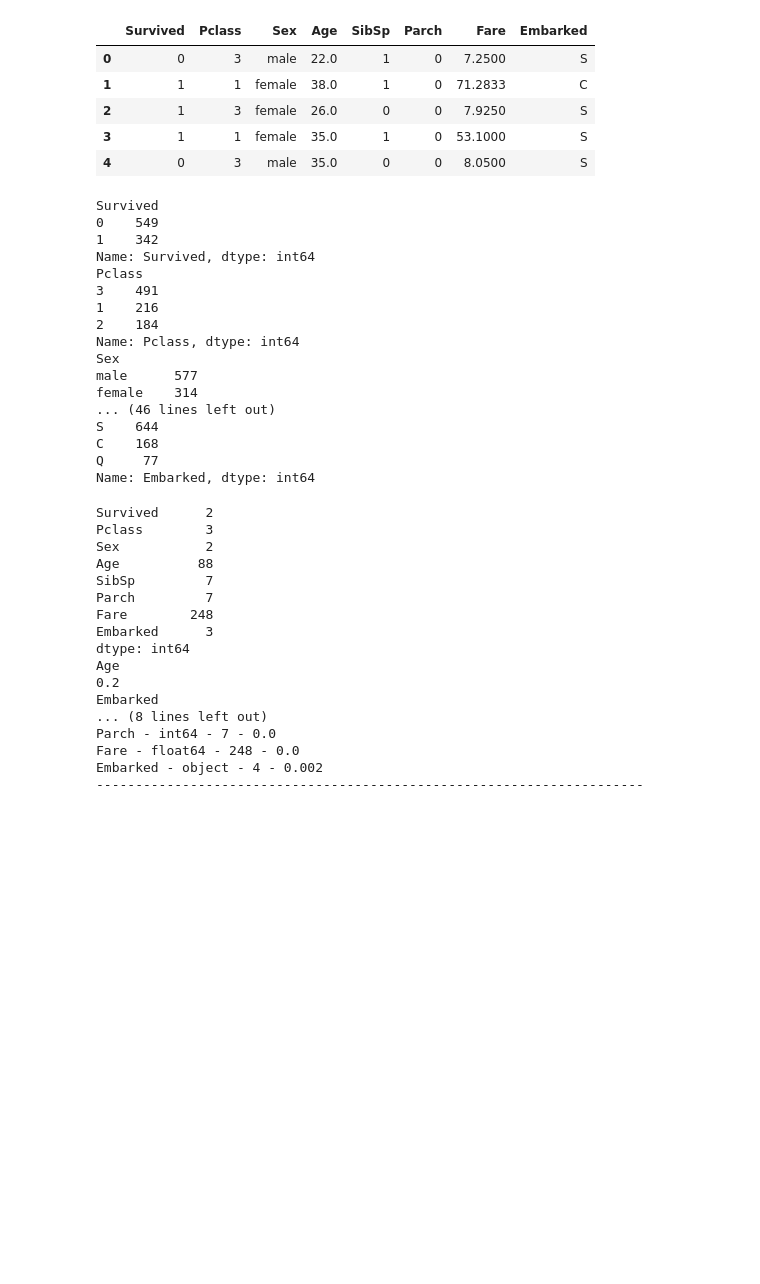
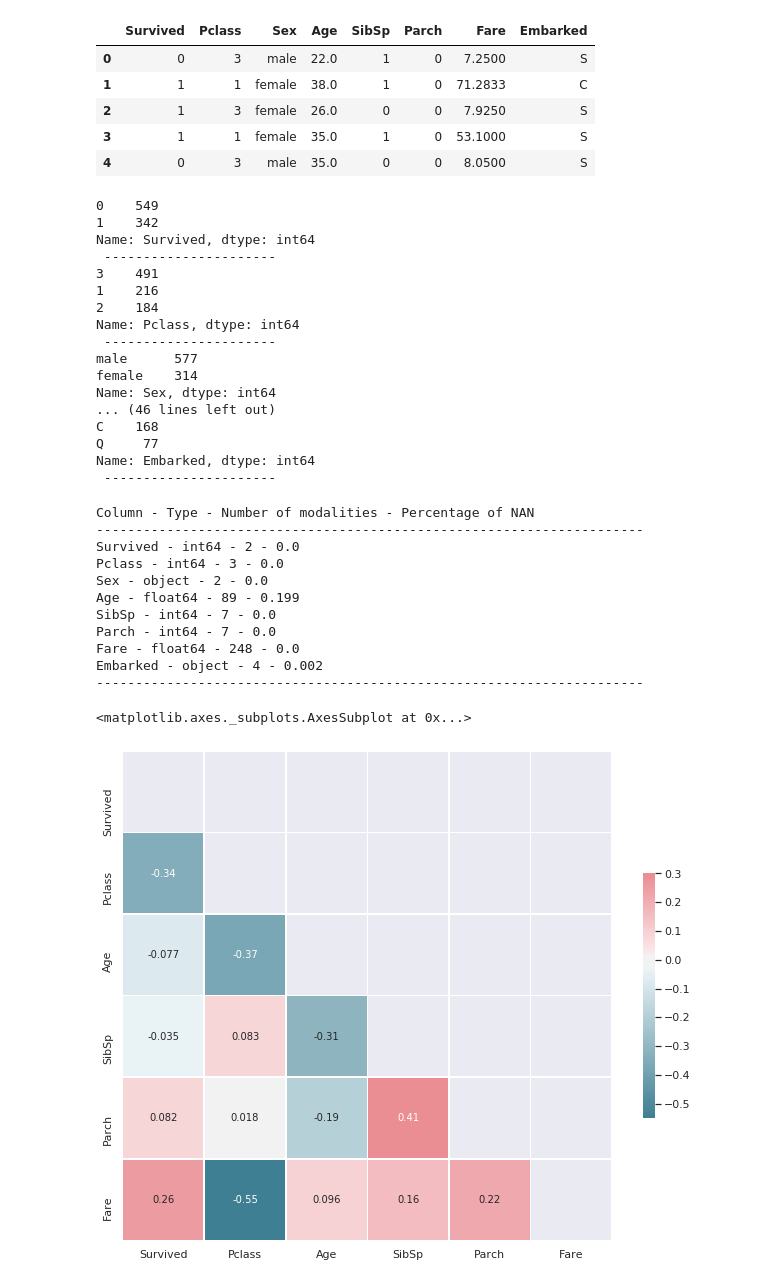
Before and after one commit to Ymvej/Simplon-Titanic-Gr9, a Jupyter notebook: Titanic.ipynb, the cells around one changed output. Saved outputs shown, nothing was run; the diff lists cells and outputs as text; code cells hidden in the pictures; blank space fills up the shorter version.

```diff
--- a/Titanic.ipynb
+++ b/Titanic.ipynb
@@ -12,7 +12,7 @@ import pandas as pd
 import numpy as np
 import numpy.random as nr
 import seaborn as sns
-
+sns.set(color_codes=True)
 %matplotlib inline
 # %%
 data = pd.read_csv('train.csv')
@@ -57,32 +58,31 @@ max      1.000000    3.000000   80.000000    8.000000    6.000000  512.329200
 | 4 | 0 | 3 | male | 35.0 | 0 | 0 | 8.0500 | S |
 # %%
 for i in data.columns:
-        print(i)
-        print(data[i].value_counts())
+    print(data[i].value_counts(), '\n', '----------------------')
 # %% [output]
-Survived
 0    549
 1    342
 Name: Survived, dtype: int64
-Pclass
+ ----------------------
 3    491
 1    216
 2    184
 Name: Pclass, dtype: int64
-Sex
+ ----------------------
 male      577
 female    314
+Name: Sex, dtype: int64
 ... (46 lines left out)
-S    644
 C    168
 Q     77
 Name: Embarked, dtype: int64
+ ----------------------
 # %%
-print(data.nunique(axis=0))
-for i in data.columns:
-    if data[i].isnull().sum() / len(data) >0 :
-        print(i)
-        print(round(data[i].isnull().sum() / len(data), 2))
+# print(data.nunique(axis=0))
+# for i in data.columns:
+#     if data[i].isnull().sum() / len(data) >0 :
+#         print(i)
+#         print(round(data[i].isnull().sum() / len(data), 2))
 #percentage of missing values in a column
 
 print('Column - Type - Number of modalities - Percentage of NAN')
@@ -91,20 +91,31 @@ for col in data.columns:
     print('%s - %s - %s - %s'%(col, data[col].dtypes, len(data[col].unique()), round(data[col].isnull().sum() / len(data), 3)))
 print('----------------------------------------------------------------------')
 # %% [output]
-Survived      2
-Pclass        3
-Sex           2
-Age          88
-SibSp         7
-Parch         7
-Fare        248
-Embarked      3
-dtype: int64
-Age
-0.2
-Embarked
-... (8 lines left out)
+Column - Type - Number of modalities - Percentage of NAN
+----------------------------------------------------------------------
+Survived - int64 - 2 - 0.0
+Pclass - int64 - 3 - 0.0
+Sex - object - 2 - 0.0
+Age - float64 - 89 - 0.199
+SibSp - int64 - 7 - 0.0
 Parch - int64 - 7 - 0.0
 Fare - float64 - 248 - 0.0
 Embarked - object - 4 - 0.002
 ----------------------------------------------------------------------
+# %%
+corr = data.corr()
+# Generate a mask for the upper triangle
+mask = np.triu(np.ones_like(corr, dtype=np.bool))
+
+# Set up the matplotlib figure
+f, ax = plt.subplots(figsize=(11, 9))
+
+# Generate a custom diverging colormap
+cmap = sns.diverging_palette(220, 10, as_cmap=True)
+
+# Draw the heatmap with the mask and correct aspect ratio
+sns.heatmap(corr, mask=mask, cmap=cmap, vmax=.3, center=0,
+            square=True, linewidths=.5, cbar_kws={"shrink": .5}, annot=True)
+# %% [output]
+<matplotlib.axes._subplots.AxesSubplot at 0x...>
+[figure, added]
```
Also changed, not shown: parts of 11 cells of this notebook, 1 other file.
